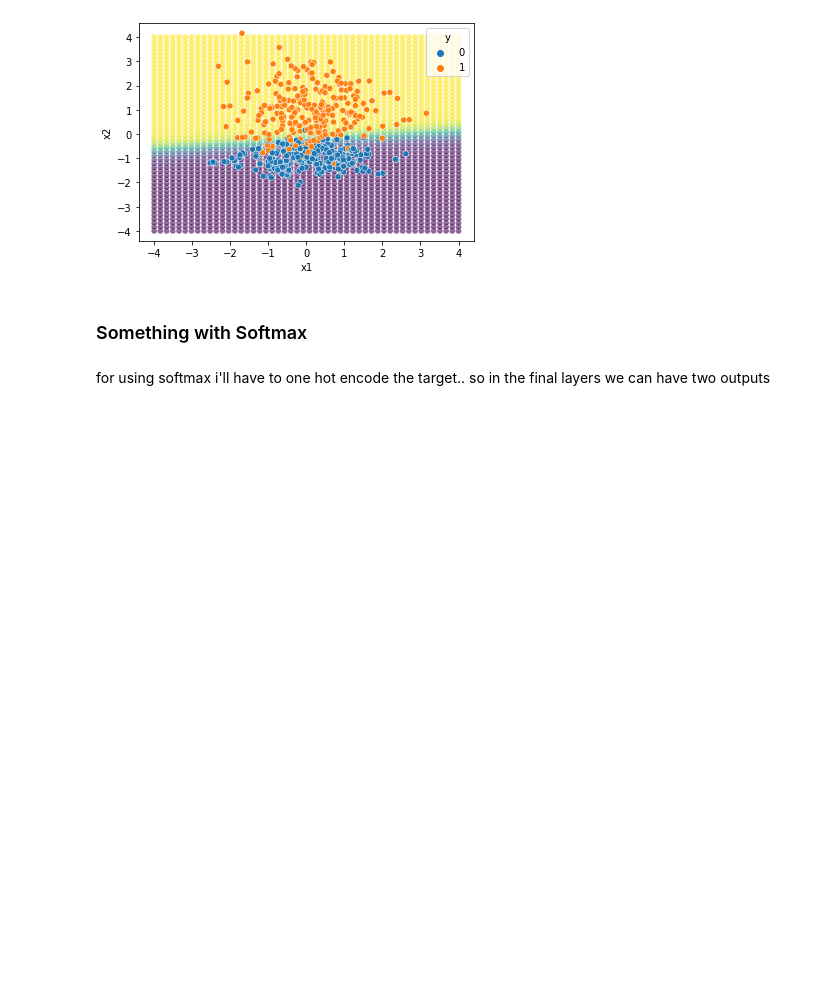
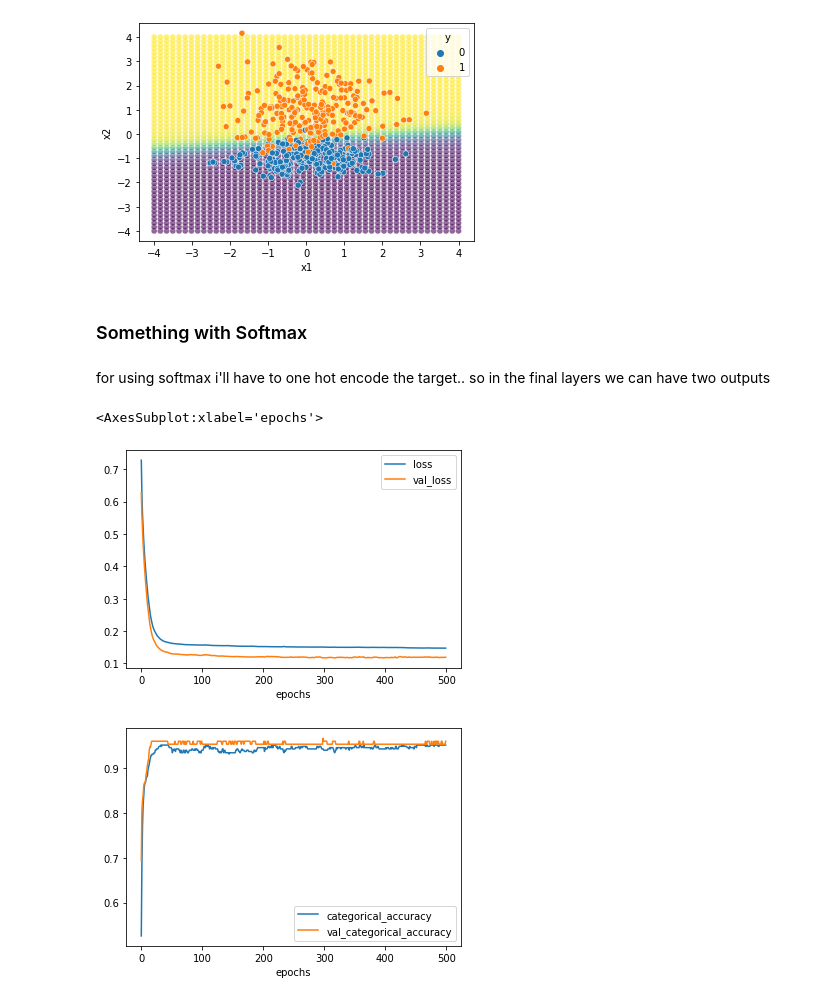
Before and after one commit to NishantBaheti/DeepLearningGuideBook, a Jupyter notebook: notebooks/classification_understanding.ipynb, the cells around one changed output. Drawn from its saved outputs; the diff is of its cells as text; code cells hidden in the pictures; blank space fills up the shorter version.

```diff
--- a/notebooks/classification_understanding.ipynb
+++ b/notebooks/classification_understanding.ipynb
@@ -202,3 +204,35 @@ ohe = OneHotEncoder()
 ohe.fit(df[['y']].values)
 
 y_ohe = ohe.transform(df[['y']].values).toarray()
+# %%
+model = tf.keras.Sequential([
+    tf.keras.layers.Dense(units=10, activation='relu'),
+    tf.keras.layers.Dense(units=10, activation='relu'),
+    tf.keras.layers.Dense(units=2, activation='softmax')
+])
+
+
+model.compile(
+    optimizer=tf.optimizers.SGD(learning_rate=0.09),
+    loss=tf.keras.losses.CategoricalCrossentropy(),
+    metrics=tf.keras.metrics.CategoricalAccuracy()
+)
+
+history = model.fit(
+    df[['x1','x2']],
+    y_ohe,
+    epochs=500,
+    batch_size=300,
+    verbose=0,
+    validation_split = 0.3
+)
+# %%
+history_metrics = pd.DataFrame(history.history)
+history_metrics['epochs'] = history.epoch
+
+history_metrics.plot(x='epochs',y=['loss','val_loss'],)
+history_metrics.plot(x='epochs',y=['categorical_accuracy','val_categorical_accuracy'])
+# %% [output]
+<AxesSubplot:xlabel='epochs'>
+[figure, added]
+[figure, added]
```
Also changed, not shown: parts of 27 cells of this notebook, 1 other file.
